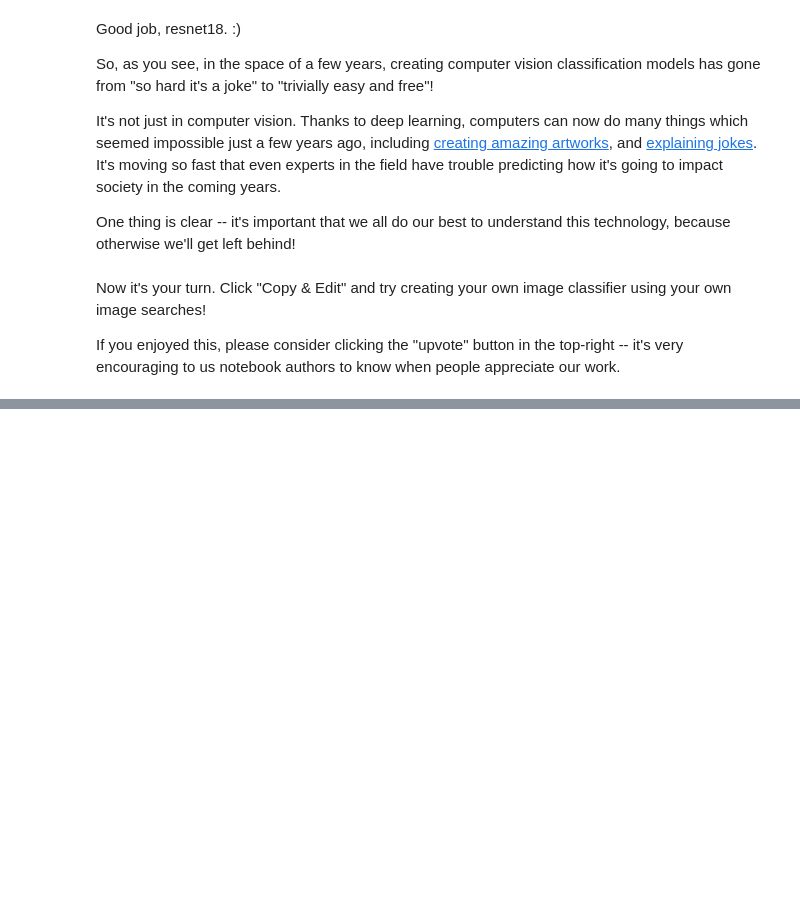
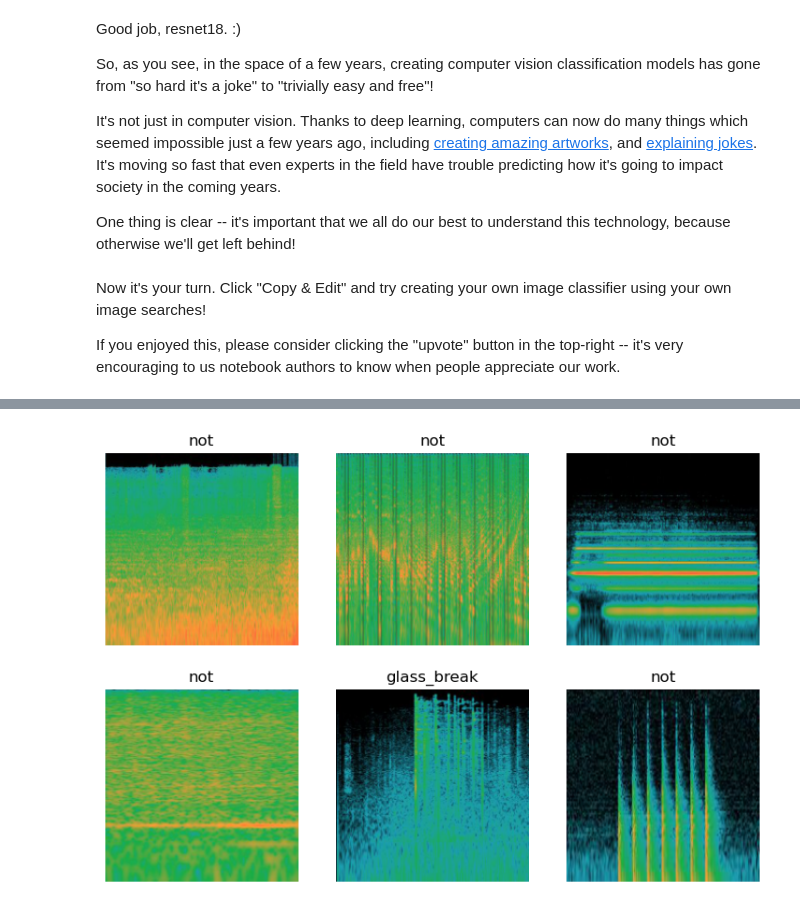
Before and after one commit to Daynil/course22, a Jupyter notebook: 00-is-it-a-bird-creating-a-model-from-your-own-data.ipynb, the cells around one changed output, grey strips where cells are left out. Saved outputs shown, nothing was run; the diff lists cells and outputs as text; code cells hidden in the pictures; blank space fills up the shorter version.

```diff
--- a/00-is-it-a-bird-creating-a-model-from-your-own-data.ipynb
+++ b/00-is-it-a-bird-creating-a-model-from-your-own-data.ipynb
@@ -179,0 +386,15 @@ If you enjoyed this, please consider clicking the "upvote" button in the top-rig
+# %%
+# **NOTE: Needed to set num_workers=0 here for some reason
+# Even though it worked previously without this. Windows issue.
+# https://github.com/fastai/fastbook/issues/85#issuecomment-614000930
+dls = DataBlock(
+    blocks=(ImageBlock, CategoryBlock),
+    get_items=get_image_files,
+    splitter=RandomSplitter(valid_pct=0.2, seed=42),
+    get_y=parent_label,
+    item_tfms=[Resize(192, method='squish')]
+).dataloaders(Path('./datasets/glass_break_or_not/'), num_workers=0)
+
+dls.show_batch(max_n=6)
+# %% [output]
+[figure, added]
```
Also changed, not shown: parts of 19 cells of this notebook, 9 other files.
